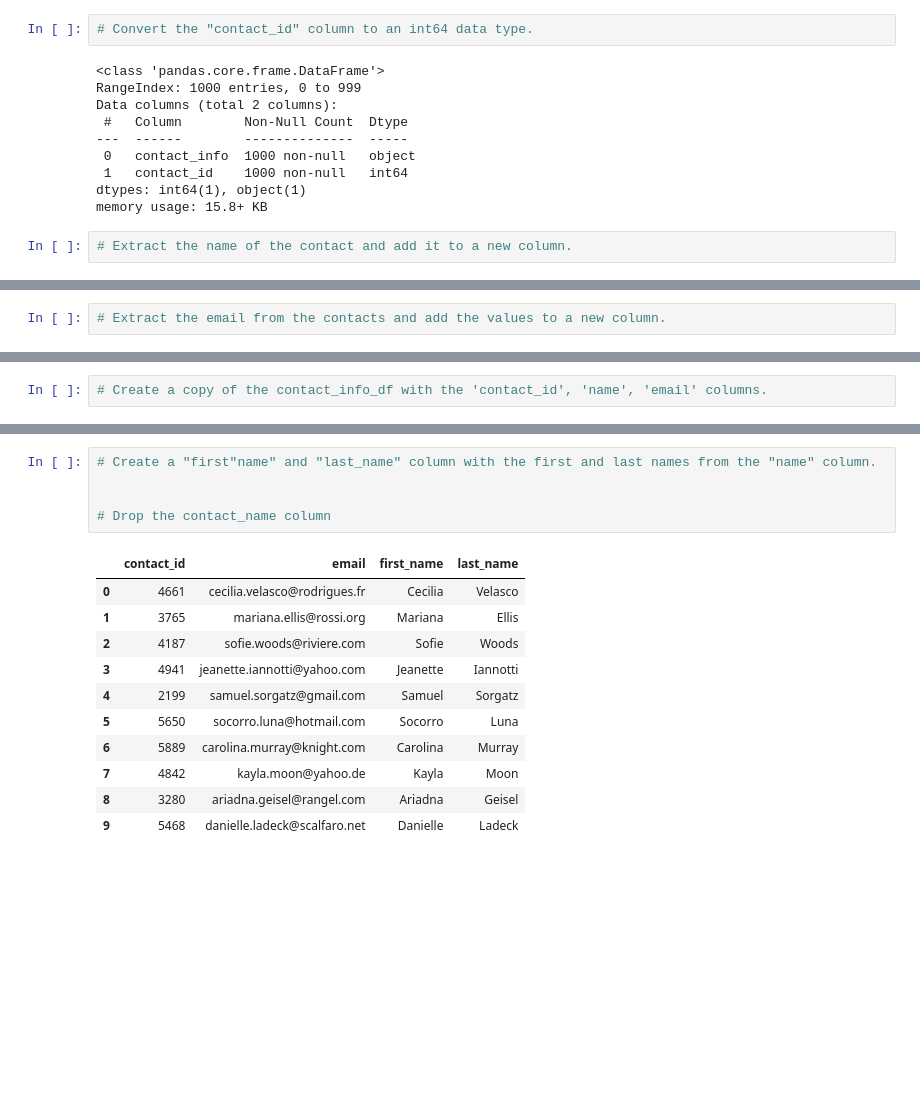
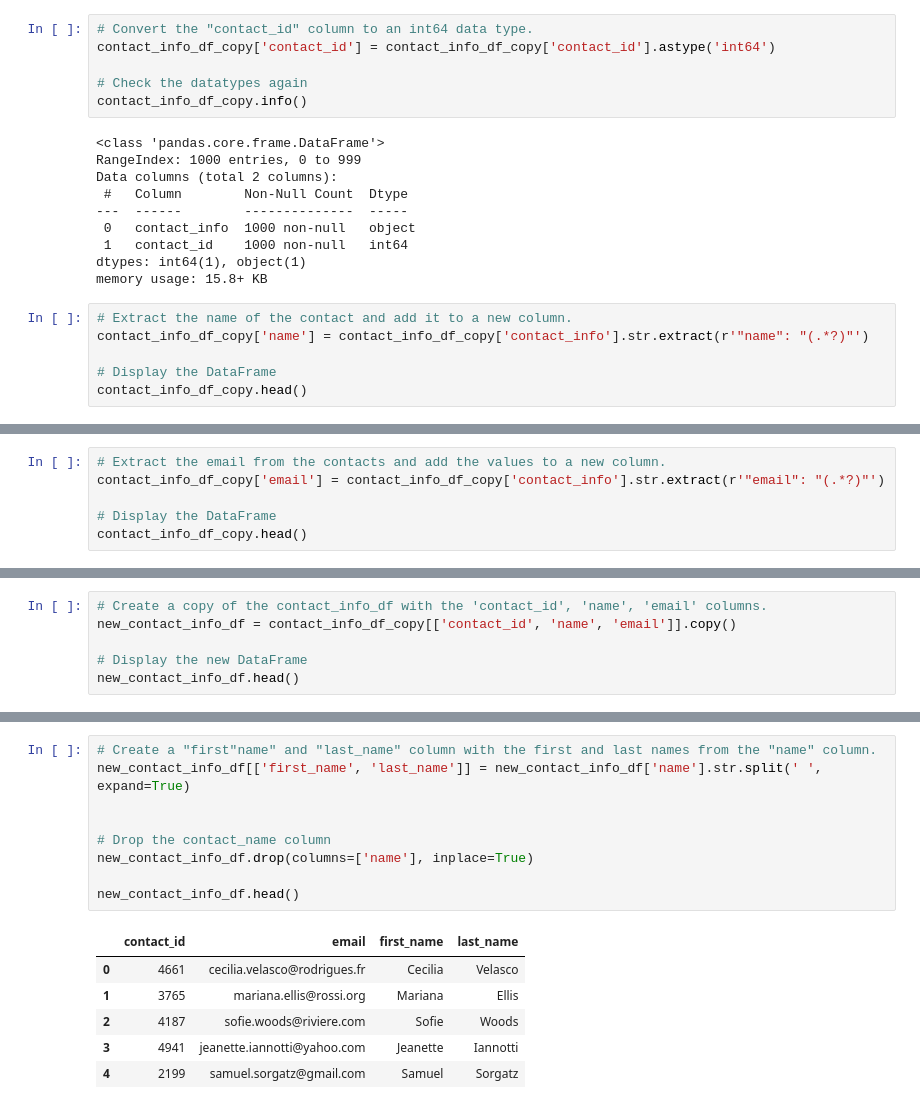
Before and after one commit to CalvinPedigo/Crowdfunding_ETL, a Jupyter notebook: ETL_Mini_Project_cpedigo_rcressall.ipynb, the cells around one changed output, grey strips where cells are left out. Saved outputs shown, nothing was run; the diff lists cells and outputs as text; blank space fills up the shorter version.

```diff
--- a/ETL_Mini_Project_cpedigo_rcressall.ipynb
+++ b/ETL_Mini_Project_cpedigo_rcressall.ipynb
@@ -476,6 +490,10 @@ dtypes: object(2)
 memory usage: 15.8+ KB
 # %%
 # Convert the "contact_id" column to an int64 data type.
+contact_info_df_copy['contact_id'] = contact_info_df_copy['contact_id'].astype('int64')
+
+# Check the datatypes again
+contact_info_df_copy.info()
 # %% [output]
 <class 'pandas.core.frame.DataFrame'>
 RangeIndex: 1000 entries, 0 to 999
@@ -488,4 +506,8 @@ dtypes: int64(1), object(1)
 memory usage: 15.8+ KB
 # %%
 # Extract the name of the contact and add it to a new column.
+contact_info_df_copy['name'] = contact_info_df_copy['contact_info'].str.extract(r'"name": "(.*?)"')
+
+# Display the DataFrame
+contact_info_df_copy.head()
 # %% [output]
@@ -503,5 +520,9 @@ memory usage: 15.8+ KB
 # %%
 # Extract the email from the contacts and add the values to a new column.
+contact_info_df_copy['email'] = contact_info_df_copy['contact_info'].str.extract(r'"email": "(.*?)"')
+
+# Display the DataFrame
+contact_info_df_copy.head()
 # %% [output]
 |  | contact_info | contact_id | name | email |
 | 0 | {"contact_id": 4661, "name": "Cec... | 4661 | Cecilia Velasco | cecilia.velasco@rodrigues.fr |
@@ -517,5 +533,9 @@ memory usage: 15.8+ KB
 # %%
 # Create a copy of the contact_info_df with the 'contact_id', 'name', 'email' columns.
+new_contact_info_df = contact_info_df_copy[['contact_id', 'name', 'email']].copy()
+
+# Display the new DataFrame
+new_contact_info_df.head()
 # %% [output]
 |  | contact_id | name | email |
 | 0 | 4661 | Cecilia Velasco | cecilia.velasco@rodrigues.fr |
@@ -531,17 +546,16 @@ memory usage: 15.8+ KB
 # %%
 # Create a "first"name" and "last_name" column with the first and last names from the "name" column.
+new_contact_info_df[['first_name', 'last_name']] = new_contact_info_df['name'].str.split(' ', expand=True)
 
 
 # Drop the contact_name column
+new_contact_info_df.drop(columns=['name'], inplace=True)
+
+new_contact_info_df.head()
 # %% [output]
 |  | contact_id | email | first_name | last_name |
 | 0 | 4661 | cecilia.velasco@rodrigues.fr | Cecilia | Velasco |
 | 1 | 3765 | mariana.ellis@rossi.org | Mariana | Ellis |
 | 2 | 4187 | sofie.woods@riviere.com | Sofie | Woods |
 | 3 | 4941 | jeanette.iannotti@yahoo.com | Jeanette | Iannotti |
 | 4 | 2199 | samuel.sorgatz@gmail.com | Samuel | Sorgatz |
-| 5 | 5650 | socorro.luna@hotmail.com | Socorro | Luna |
-| 6 | 5889 | carolina.murray@knight.com | Carolina | Murray |
-| 7 | 4842 | kayla.moon@yahoo.de | Kayla | Moon |
-| 8 | 3280 | ariadna.geisel@rangel.com | Ariadna | Geisel |
-| 9 | 5468 | danielle.ladeck@scalfaro.net | Danielle | Ladeck |
```
Also changed, not shown: parts of 24 cells of this notebook, 5 other files.
